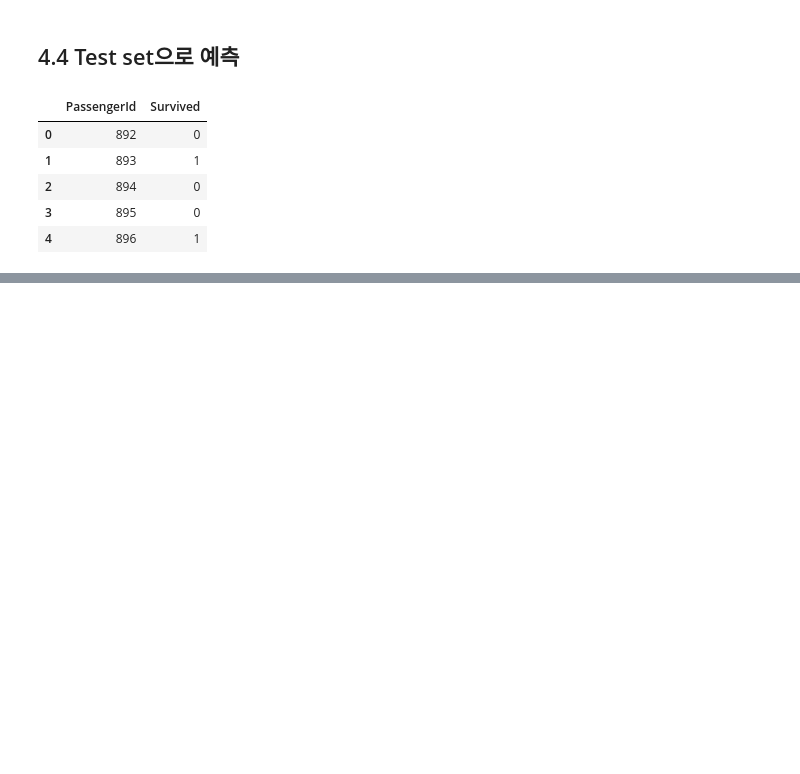
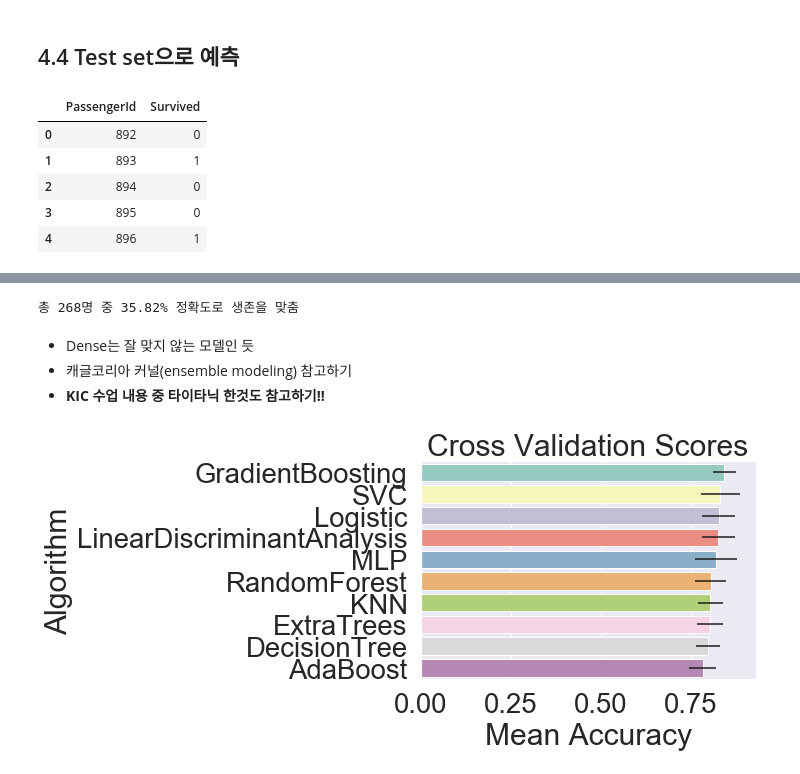
Before and after one commit to MattLee27/ML-DL-study, a Jupyter notebook: titanic_2.ipynb, the cells around one changed output, grey strips where cells are left out. Saved outputs shown, nothing was run; the diff lists cells and outputs as text; code cells hidden in the pictures; blank space fills up the shorter version.

```diff
--- a/titanic_2.ipynb
+++ b/titanic_2.ipynb
@@ -443,0 +482,10 @@ submission.to_csv('./my_first_submission.csv', index=False)
+# %%
+prediction = model.predict(X_vld)
+print("총 {}명 중 {:.2f}% 정확도로 생존을 맞춤".format(
+y_vld.shape[0], 100 * metrics.accuracy_score(prediction, y_vld)))
+# %% [output]
+총 268명 중 35.82% 정확도로 생존을 맞춤
+# %% [markdown]
+- Dense는 잘 맞지 않는 모델인 듯
+- 캐글코리아 커널(ensemble modeling) 참고하기
+- **KIC 수업 내용 중 타이타닉 한것도 참고하기!!**
@@ -443,0 +504,40 @@ submission.to_csv('./my_first_submission.csv', index=False)
+# %%
+kfold = StratifiedKFold(n_splits=10)
+# %%
+random_state = 2
+classifiers = []
+classifiers.append(SVC(random_state=random_state))
+classifiers.append(DecisionTreeClassifier(random_state=random_state))
+classifiers.append(AdaBoostClassifier(DecisionTreeClassifier(
+random_state=random_state), random_state=random_state, learning_rate=0.1))
+classifiers.append(RandomForestClassifier(random_state=random_state))
+classifiers.append(ExtraTreesClassifier(random_state=random_state))
+classifiers.append(GradientBoostingClassifier(random_state=random_state))
+classifiers.append(MLPClassifier(random_state=random_state))
+classifiers.append(KNeighborsClassifier())
+classifiers.append(LogisticRegression(random_state = random_state))
+classifiers.append(LinearDiscriminantAnalysis())
+
+cv_results = []
+for classifier in classifiers:
+    cv_results.append(cross_val_score(classifier, X=X_train,
+    y=target_label, scoring='accuracy', cv = kfold, n_jobs=4))
+
+cv_means = []
+cv_std = []
+for cv_result in cv_results:
+    cv_means.append(cv_result.mean())
+    cv_std.append(cv_result.std())
+
+cv_res = pd.DataFrame({"CrossValMeans":cv_means, "CrossValerrors":cv_std,
+                      "Algorithm":["SVC", "DecisionTree", "AdaBoost",
+"RandomForest", "ExtraTrees", "GradientBoosting",
+"MLP","KNN","Logistic","LinearDiscriminantAnalysis"]})
+
+g = sns.barplot("CrossValMeans", "Algorithm", data = cv_res.sort_values(
+    by='CrossValMeans', ascending=False), palette="Set3",
+                orient="h", **{'xerr':cv_std})
+g.set_xlabel("Mean Accuracy")
+g = g.set_title("Cross Validation Scores")
+# %% [output]
+[figure, added]
```
Also changed, not shown: parts of 21 cells of this notebook.
